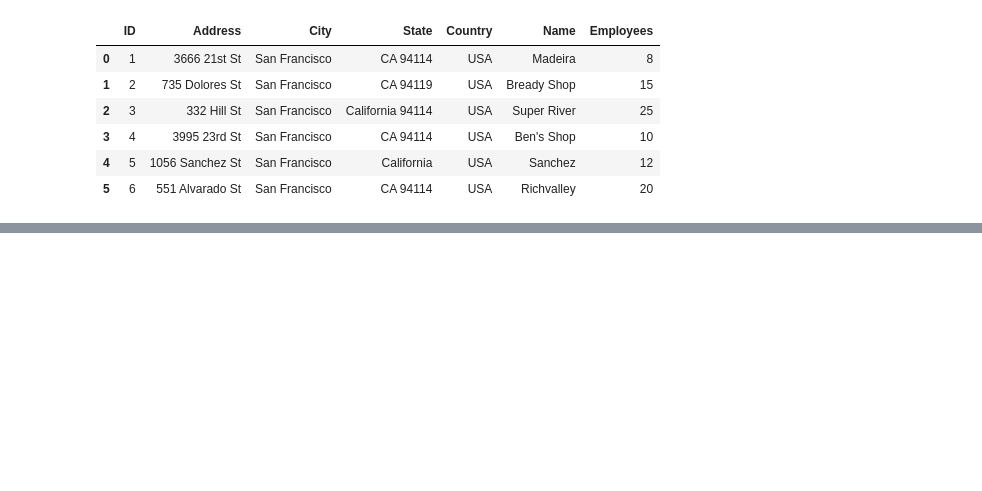
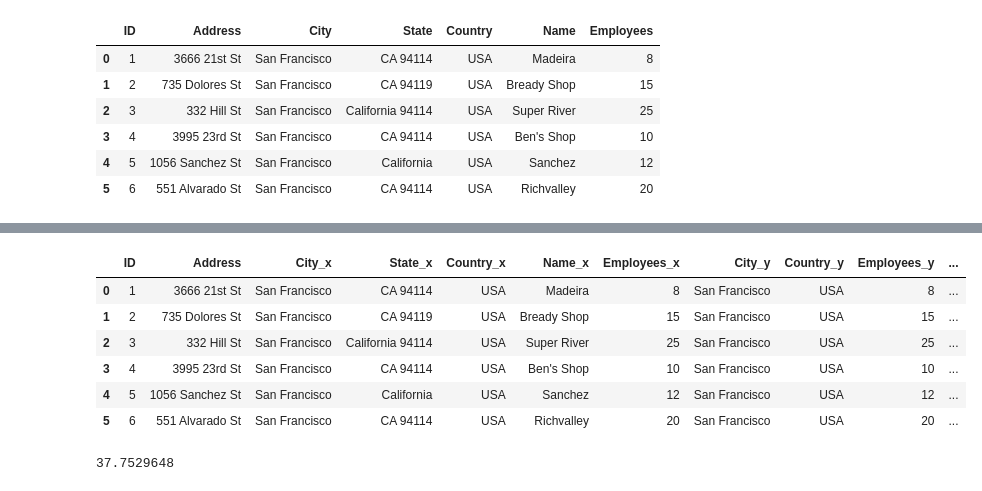
Before and after one commit to igorjm/python-playground, a Jupyter notebook: pandas/Consuming Data.ipynb, the cells around one changed output, grey strips where cells are left out. Cells and saved outputs as stored; diff of their text form; code cells hidden in the pictures; blank space fills up the shorter version.

```diff
--- a/pandas/Consuming Data.ipynb
+++ b/pandas/Consuming Data.ipynb
@@ -77,3 +77,6 @@ df6
 | 3 | 4 | 3995 23rd St | San Francisco | CA 94114 | USA | Ben's Shop | 10 |
 | 4 | 5 | 1056 Sanchez St | San Francisco | California | USA | Sanchez | 12 |
 | 5 | 6 | 551 Alvarado St | San Francisco | CA 94114 | USA | Richvalley | 20 |
+# %%
+df6 = pandas.read_json("http://pythonhow.com/supermarkets.json")
+df6
@@ -79,0 +91,2 @@ df6
+# %%
+df6=df6.set_index("Address")
@@ -79,0 +146,3 @@ df6
+# %%
+df6["Continent"]=df6.shape[0]*["North America"]
+df6
@@ -79,0 +158,12 @@ df6
+# %%
+dm=pandas.merge(left=df5, right=df6, on="ID")
+# %%
+dm
+# %% [output]
+|  | ID | Address | City_x | State_x | Country_x | Name_x | Employees_x | City_y | Country_y | Employees_y | ... |
+| 0 | 1 | 3666 21st St | San Francisco | CA 94114 | USA | Madeira | 8 | San Francisco | USA | 8 | ... |
+| 1 | 2 | 735 Dolores St | San Francisco | CA 94119 | USA | Bready Shop | 15 | San Francisco | USA | 15 | ... |
+| 2 | 3 | 332 Hill St | San Francisco | California 94114 | USA | Super River | 25 | San Francisco | USA | 25 | ... |
+| 3 | 4 | 3995 23rd St | San Francisco | CA 94114 | USA | Ben's Shop | 10 | San Francisco | USA | 10 | ... |
+| 4 | 5 | 1056 Sanchez St | San Francisco | California | USA | Sanchez | 12 | San Francisco | USA | 12 | ... |
+| 5 | 6 | 551 Alvarado St | San Francisco | CA 94114 | USA | Richvalley | 20 | San Francisco | USA | 20 | ... |
@@ -79,0 +176,4 @@ df6
+# %%
+n.latitude
+# %% [output]
+37.7529648
```
Also changed, not shown: parts of 17 cells of this notebook.
